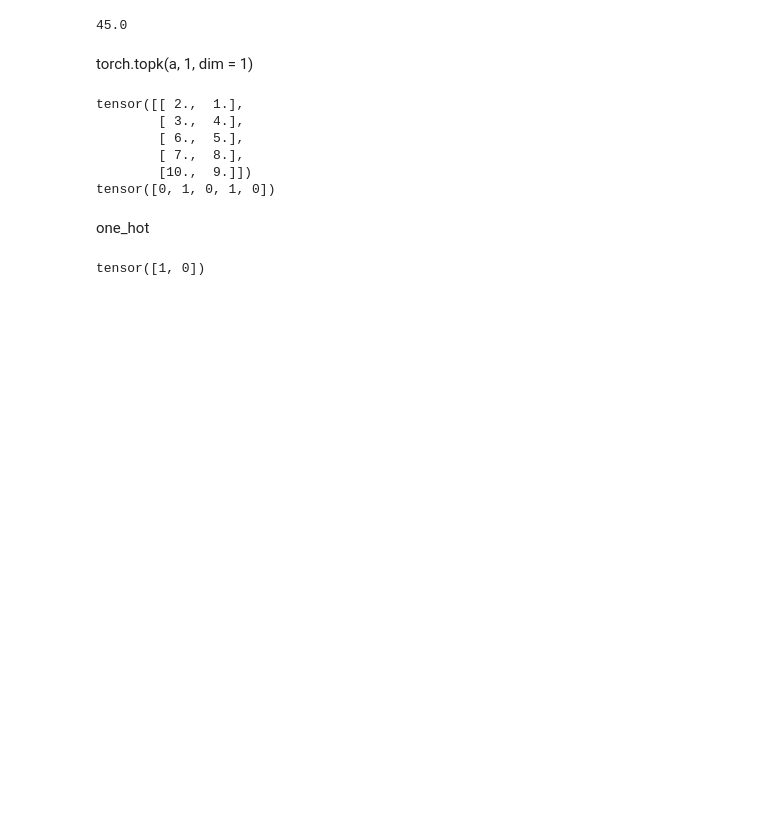
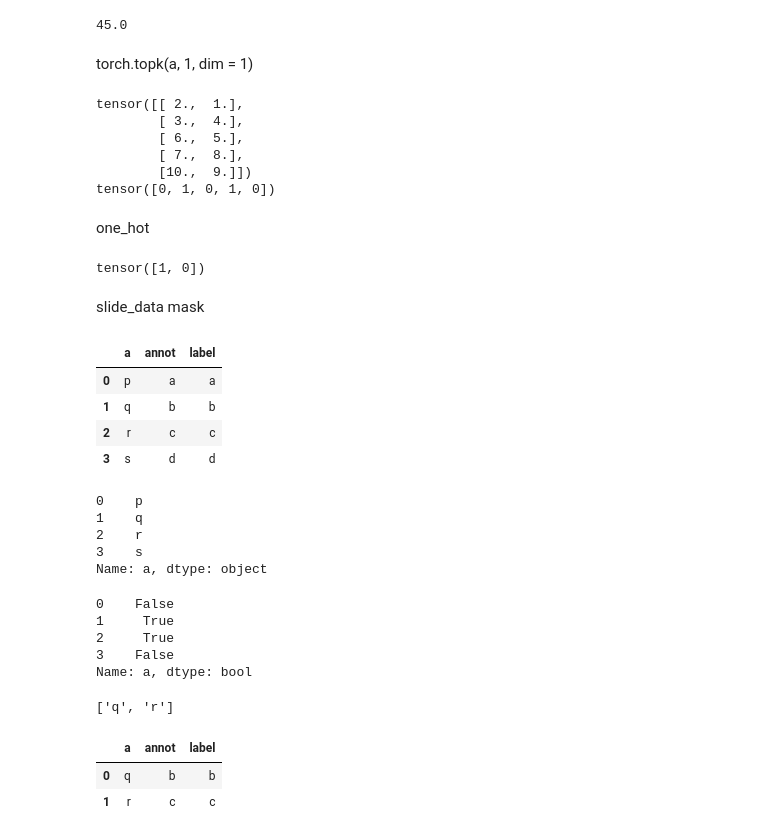
Before and after one commit to AshrithSagar/CLAM-Fungal, a Jupyter notebook: test_1.ipynb, the cells around one changed output. Cells and saved outputs as stored; diff of their text form; code cells hidden in the pictures; blank space fills up the shorter version.

Commit message:
test all_splits mask

```diff
--- a/test_1.ipynb
+++ b/test_1.ipynb
@@ -193,3 +193,5 @@ import torch.nn.functional as F
 F.one_hot(torch.Tensor([0]).to(torch.int64), 2).squeeze()
 # %% [output]
 tensor([1, 0])
+# %% [markdown]
+slide_data mask
@@ -195,0 +200,18 @@ tensor([1, 0])
+# %%
+a = pd.DataFrame({"a":["p", "q", "r", "s"], "annot":["a", "b", "c", "d"], "label":["a", "b", "c", "d"]})
+# %%
+a
+# %% [output]
+|  | a | annot | label |
+| 0 | p | a | a |
+| 1 | q | b | b |
+| 2 | r | c | c |
+| 3 | s | d | d |
+# %%
+a["a"]
+# %% [output]
+0    p
+1    q
+2    r
+3    s
+Name: a, dtype: object
@@ -195,0 +221,18 @@ tensor([1, 0])
+# %%
+mask
+# %% [output]
+0    False
+1     True
+2     True
+3    False
+Name: a, dtype: bool
+# %%
+split
+# %% [output]
+['q', 'r']
+# %%
+a[mask].reset_index(drop=True)
+# %% [output]
+|  | a | annot | label |
+| 0 | q | b | b |
+| 1 | r | c | c |
```
Also changed, not shown: parts of 2 cells of this notebook.
